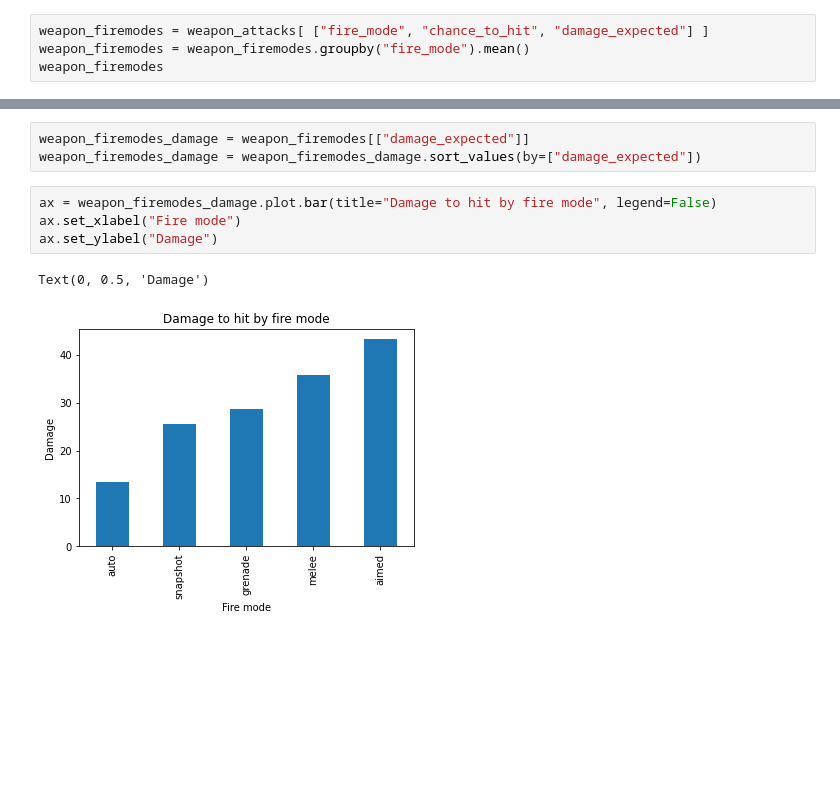
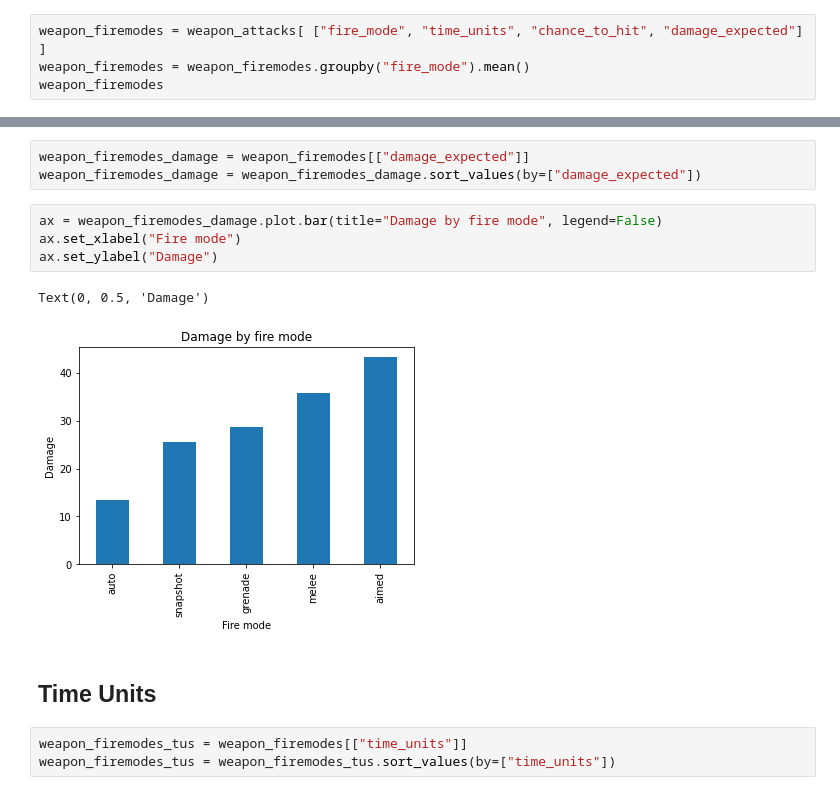
Before and after one commit to Bernardo-MG/xcom-analysis-jupyter-notebook, a Jupyter notebook: enemy_unknown/weapon_firemodes.ipynb, the cells around one changed output, grey strips where cells are left out. Cells and saved outputs as stored; diff of their text form; blank space fills up the shorter version.

```diff
--- a/enemy_unknown/weapon_firemodes.ipynb
+++ b/enemy_unknown/weapon_firemodes.ipynb
@@ -56,7 +56,7 @@ weapon_attacks.head()
 # %% [markdown]
 ## Fire Modes Data
 # %%
-weapon_firemodes = weapon_attacks[ ["fire_mode", "chance_to_hit", "damage_expected"] ]
+weapon_firemodes = weapon_attacks[ ["fire_mode", "time_units", "chance_to_hit", "damage_expected"] ]
 weapon_firemodes = weapon_firemodes.groupby("fire_mode").mean()
 weapon_firemodes
 # %% [output]
@@ -85,9 +85,14 @@ Text(0, 0.5, 'Chance')
 weapon_firemodes_damage = weapon_firemodes[["damage_expected"]]
 weapon_firemodes_damage = weapon_firemodes_damage.sort_values(by=["damage_expected"])
 # %%
-ax = weapon_firemodes_damage.plot.bar(title="Damage to hit by fire mode", legend=False)
+ax = weapon_firemodes_damage.plot.bar(title="Damage by fire mode", legend=False)
 ax.set_xlabel("Fire mode")
 ax.set_ylabel("Damage")
 # %% [output]
 Text(0, 0.5, 'Damage')
-[figure, old version]
+[figure, new version]
+# %% [markdown]
+## Time Units
+# %%
+weapon_firemodes_tus = weapon_firemodes[["time_units"]]
+weapon_firemodes_tus = weapon_firemodes_tus.sort_values(by=["time_units"])
```
Also changed, not shown: parts of 2 cells of this notebook.
